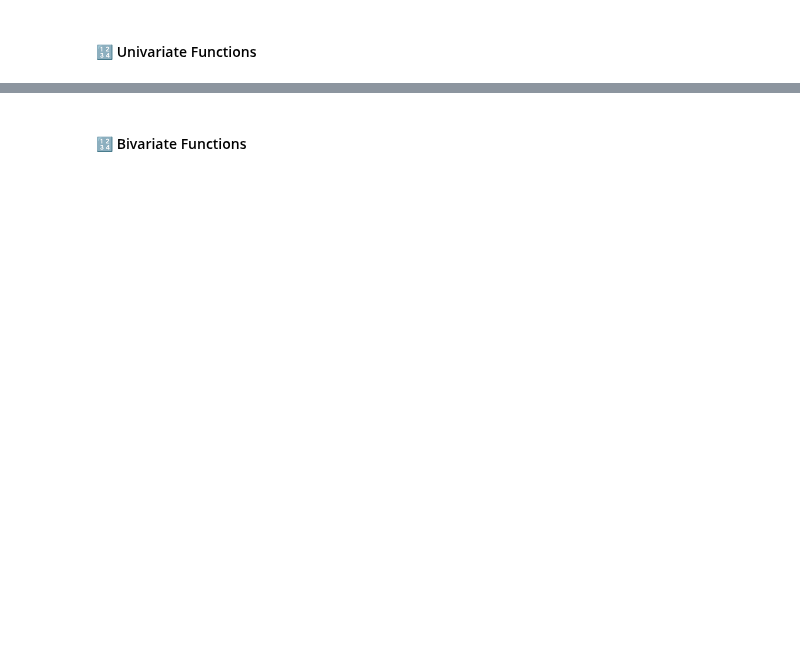
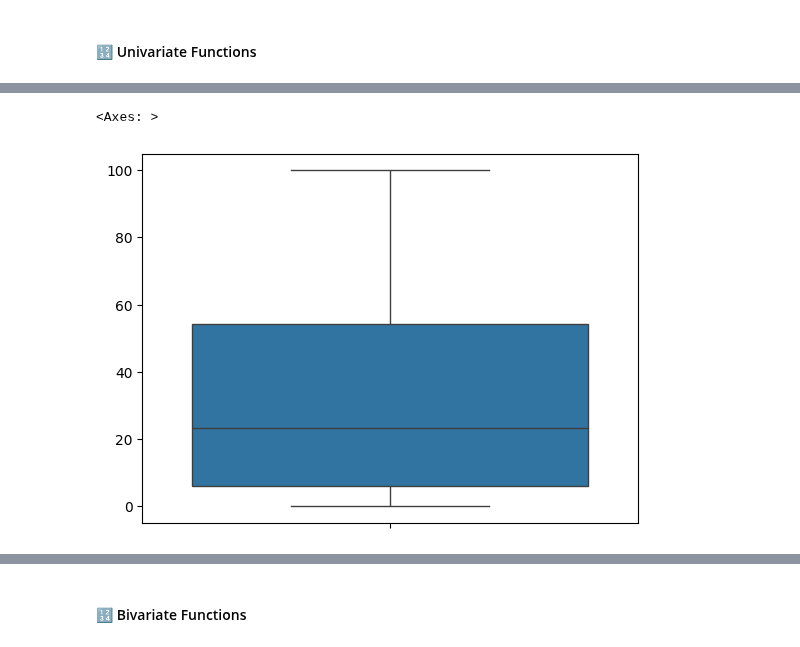
Before and after one commit to andre-bu-gitdev/O2_AI_for_Leaders_dx699, a Jupyter notebook: Milestone_4/Milestone4.ipynb, the cells around one changed output, grey strips where cells are left out. Cells and saved outputs as stored; diff of their text form; code cells hidden in the pictures; blank space fills up the shorter version.

```diff
--- a/Milestone_4/Milestone4.ipynb
+++ b/Milestone_4/Milestone4.ipynb
@@ -12,0 +74,7 @@ NameError: name 'pd' is not defined
+# %%
+# Week 3
+## Boxplot
+sns.boxplot(lesson_series)
+# %% [output]
+<Axes: >
+[figure, added]
```
Also changed, not shown: parts of 12 cells of this notebook.
